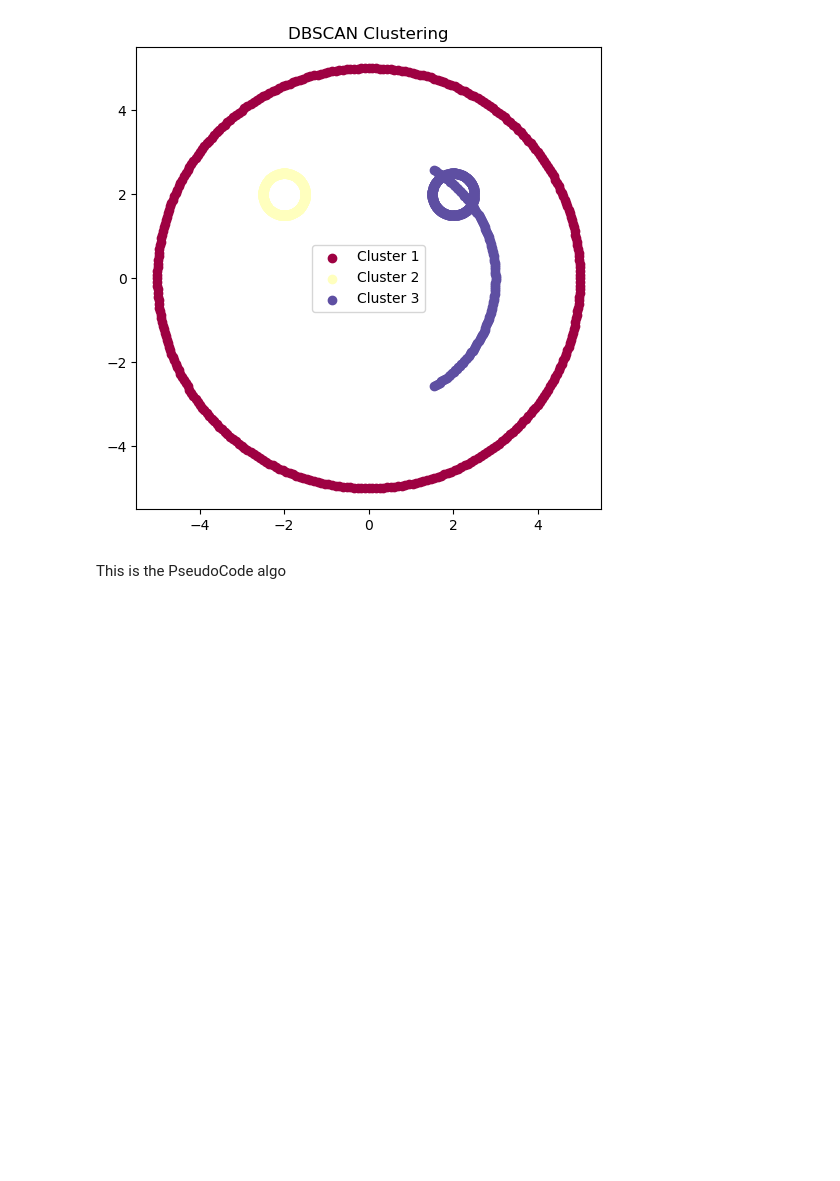
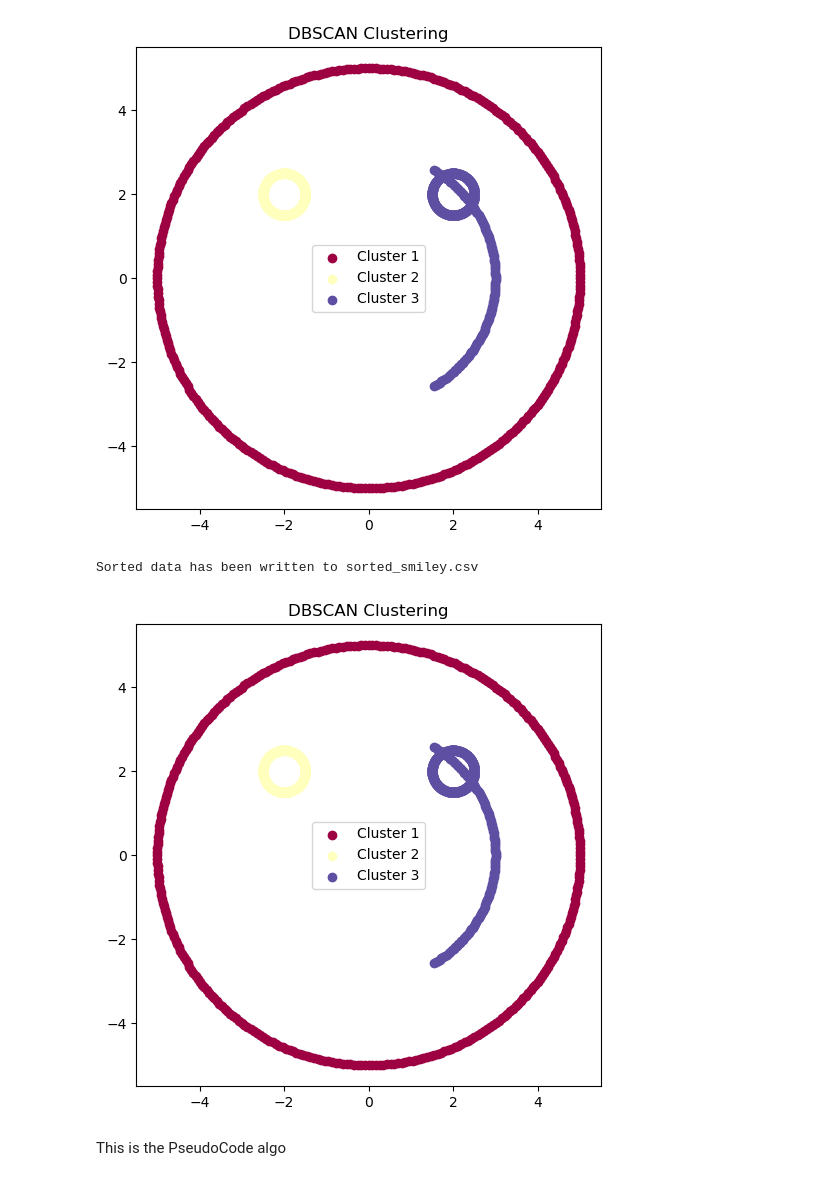
Before and after one commit to tajsDev/DBSCAN, a Jupyter notebook: DBSCAN.ipynb, the cells around one changed output. Saved outputs shown, nothing was run; the diff lists cells and outputs as text; code cells hidden in the pictures; blank space fills up the shorter version.

```diff
--- a/DBSCAN.ipynb
+++ b/DBSCAN.ipynb
@@ -158,34 +158,80 @@ plt.title('DBSCAN Clustering')
 plt.show()
 # %% [output]
 [figure]
+# %%
+import csv
+
+def sort_csv(input_file, output_file):
+    # Read data from the input CSV file
+    data = []
+    with open(input_file, 'r') as file:
+        csv_reader = csv.reader(file)
+        for row in csv_reader:
+            data.append(row)
+
+    # Sort the data based on the first dimension
+    sorted_data = sorted(data[1:], key=lambda x: float(x[0]))
+
+    # Write the sorted data to the output CSV file
+    with open(output_file, 'w', newline='') as file:
+        csv_writer = csv.writer(file)
+        csv_writer.writerow(data[0])  # Write the header row
+        csv_writer.writerows(sorted_data)
+
+    print(f"Sorted data has been written to {output_file}")
+
+# Specify the input and output file names
+input_file = 'smiley_face.csv'
+output_file = 'sorted_smiley.csv'
+
+# Call the function to sort the CSV file
+sort_csv(input_file, output_file)
+# %% [output]
+Sorted data has been written to sorted_smiley.csv
 # %%
 # Read data from CSV file
 data = []
-with open('ZTF_ra_dec_5m.csv', 'r') as file:
+with open('sorted_smiley.csv', 'r') as file:
     csv_reader = csv.reader(file)
     next(csv_reader)  # Skip the header row
     for row in csv_reader:
         x, y = float(row[0]), float(row[1])
         data.append([x, y])
 
 # Run DBSCAN
 epsilon = 1.0
 minPts = 5
 labels = dbscan(data, epsilon, minPts)
+
+# Write results to a file
+with open('results.txt', 'w') as file:
+    file.write("pointID -> clusterID\n\n")
+    for i, label in enumerate(labels):
+        file.write(f"{i} -> {label}\n")
+
+# Write neighbors to a file
+with open('neighbors.txt', 'w') as file:
+    file.write("pointID: [neighbors]\n\n")
+    for i in range(len(data)):
+        neighbors = getNeighbors(data, i, epsilon)
+        file.write(f"{i}: {neighbors}\n")
+
 
 # Plot the clusters
 plt.figure(figsize=(6, 6))
 unique_labels = set(labels)
 colors = plt.cm.Spectral(np.linspace(0, 1, len(unique_labels)))
 for label, color in zip(unique_labels, colors):
     if label == -1:
         color = 'black'
     plt.scatter([p[0] for p, l in zip(data, labels) if l == label],
                 [p[1] for p, l in zip(data, labels) if l == label],
                 color=color, label=f'Cluster {label}' if label != -1 else 'Noise')
 plt.legend()
 plt.title('DBSCAN Clustering')
 plt.show()
+# %% [output]
+[figure, added]
 # %% [markdown]
 This is the PseudoCode algo
 # %%
```
Also changed, not shown: parts of 1 cell of this notebook.
